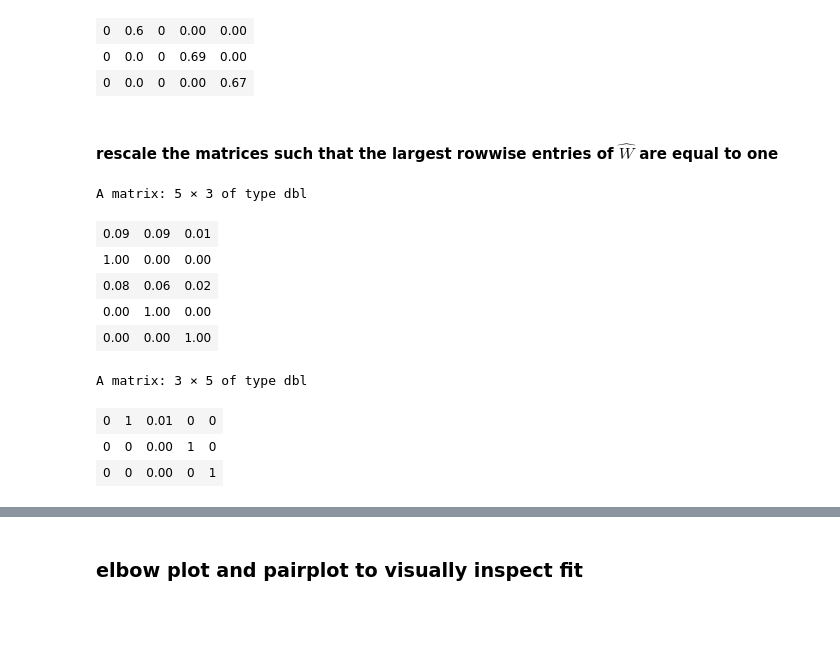
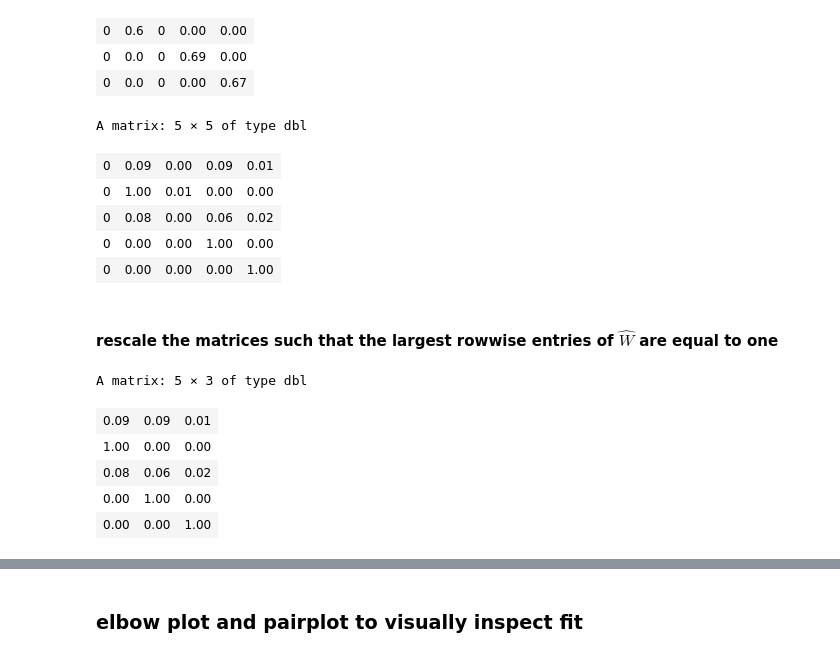
Before and after one commit to FelixRb96/maxstablePCA_examples, a Jupyter notebook: simulation_study/logistic.ipynb, the cells around one changed output, grey strips where cells are left out. Saved outputs shown, nothing was run; the diff lists cells and outputs as text; code cells hidden in the pictures; blank space fills up the shorter version.

```diff
--- a/simulation_study/logistic.ipynb
+++ b/simulation_study/logistic.ipynb
@@ -389,21 +389,23 @@ A matrix: 3 × 5 of type dbl
 | 0 | 0.6 | 0 | 0.00 | 0.00 |
 | 0 | 0.0 | 0 | 0.69 | 0.00 |
 | 0 | 0.0 | 0 | 0.00 | 0.67 |
-# %% [markdown]
-#### rescale the matrices such that the largest rowwise entries of $\hat W$ are equal to one
-# %%
-round(maxmatmul(maxPCAX3P3$decoder_matrix, diag(apply(maxPCAX3P3$encoder_matrix, 1, max))), 2)
-# %% [output]
-A matrix: 5 × 3 of type dbl
-| 0.09 | 0.09 | 0.01 |
-| 1.00 | 0.00 | 0.00 |
-| 0.08 | 0.06 | 0.02 |
-| 0.00 | 1.00 | 0.00 |
-| 0.00 | 0.00 | 1.00 |
-# %%
-round(t(apply(maxPCAX3P3$encoder_matrix, 1, function(z) z / max(z))), 2)
-# %% [output]
-A matrix: 3 × 5 of type dbl
-| 0 | 1 | 0.01 | 0 | 0 |
-| 0 | 0 | 0.00 | 1 | 0 |
-| 0 | 0 | 0.00 | 0 | 1 |
+# %%
+round(maxPCAX3P3$reconstr_matrix, 2)
+# %% [output]
+A matrix: 5 × 5 of type dbl
+| 0 | 0.09 | 0.00 | 0.09 | 0.01 |
+| 0 | 1.00 | 0.01 | 0.00 | 0.00 |
+| 0 | 0.08 | 0.00 | 0.06 | 0.02 |
+| 0 | 0.00 | 0.00 | 1.00 | 0.00 |
+| 0 | 0.00 | 0.00 | 0.00 | 1.00 |
+# %% [markdown]
+#### rescale the matrices such that the largest rowwise entries of $\hat W$ are equal to one
+# %%
+round(maxmatmul(maxPCAX3P3$decoder_matrix, diag(apply(maxPCAX3P3$encoder_matrix, 1, max))), 2)
+# %% [output]
+A matrix: 5 × 3 of type dbl
+| 0.09 | 0.09 | 0.01 |
+| 1.00 | 0.00 | 0.00 |
+| 0.08 | 0.06 | 0.02 |
+| 0.00 | 1.00 | 0.00 |
+| 0.00 | 0.00 | 1.00 |
```
Also changed, not shown: parts of 15 cells of this notebook, 2 other files.
